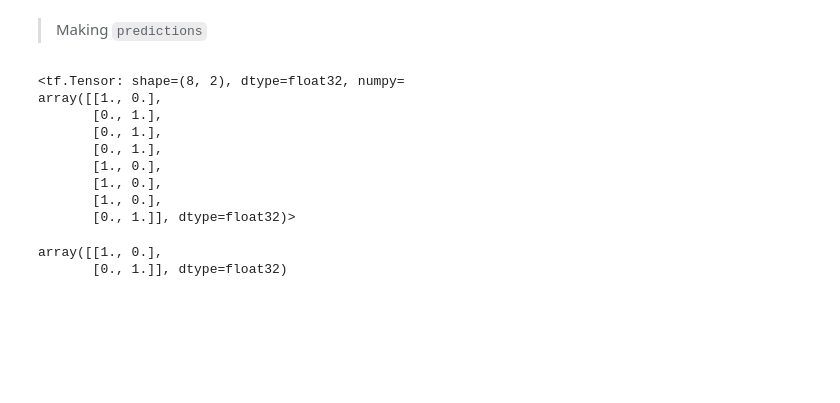
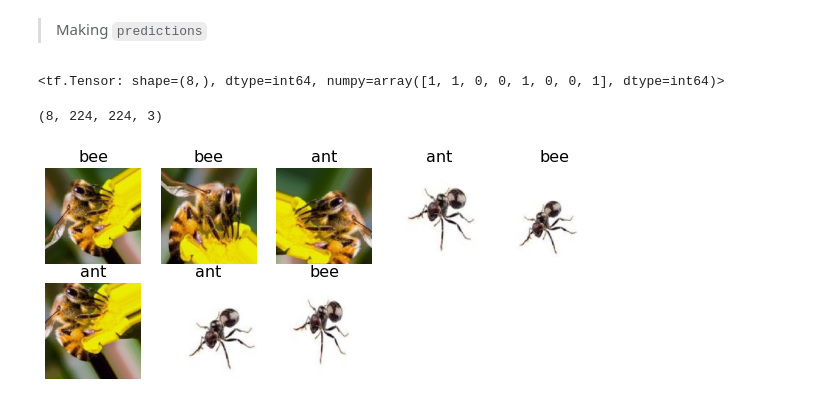
Before and after one commit to CrispenGari/keras-api, a Jupyter notebook: 05_Image/02_Data_Argumentation/02_Data_Argumentation_Read_Images.ipynb, the cells around one changed output. Saved outputs shown, nothing was run; the diff lists cells and outputs as text; code cells hidden in the pictures; blank space fills up the shorter version.

```diff
--- a/05_Image/02_Data_Argumentation/02_Data_Argumentation_Read_Images.ipynb
+++ b/05_Image/02_Data_Argumentation/02_Data_Argumentation_Read_Images.ipynb
@@ -200,13 +200,9 @@ train_batches = train_gen.flow_from_directory(
     classes=class_names
 )
 test_batches = test_gen.flow_from_directory(
-    test_path,
+    '.',
     target_size=(224, 224),
-    class_mode='categorical',
-    batch_size=2,
-    shuffle=True,
-    color_mode="rgb",
-    classes=class_names
+    classes=['test']
 )
 valid_batches = valid_gen.flow_from_directory(
     valid_path,
@@ -326,20 +322,25 @@ model.evaluate(test_batches)
 # %% [markdown]
 > Making ``predictions``
 # %%
-predictions = tf.round(model.predict(test_batches))
+predictions = tf.argmax(model.predict(test_batches), axis=1)
 predictions
 # %% [output]
-<tf.Tensor: shape=(8, 2), dtype=float32, numpy=
-array([[1., 0.],
-       [0., 1.],
-       [0., 1.],
-       [0., 1.],
-       [1., 0.],
-       [1., 0.],
-       [1., 0.],
-       [0., 1.]], dtype=float32)>
+<tf.Tensor: shape=(8,), dtype=int64, numpy=array([1, 1, 0, 0, 1, 0, 0, 1], dtype=int64)>
 # %%
-test_batches[0][1]
+test_batches[0][0]
 # %% [output]
-array([[1., 0.],
-       [0., 1.]], dtype=float32)
+(8, 224, 224, 3)
+# %%
+def display_images(images_and_classes, labels, cols=5):
+  rows = 3
+  fig = plt.figure()
+  fig.set_size_inches(cols * 2, rows * 2)
+  for i, (image, label) in enumerate(zip(images_and_classes, labels)):
+    plt.subplot(rows, cols, i + 1)
+    plt.axis('off')
+    plt.imshow(image)
+    plt.title(class_names[label], fontsize=16)
+
+display_images(test_batches[0][0][:], predictions)
+# %% [output]
+[figure, added]
```
Also changed, not shown: parts of 6 cells of this notebook, 8 other files.
